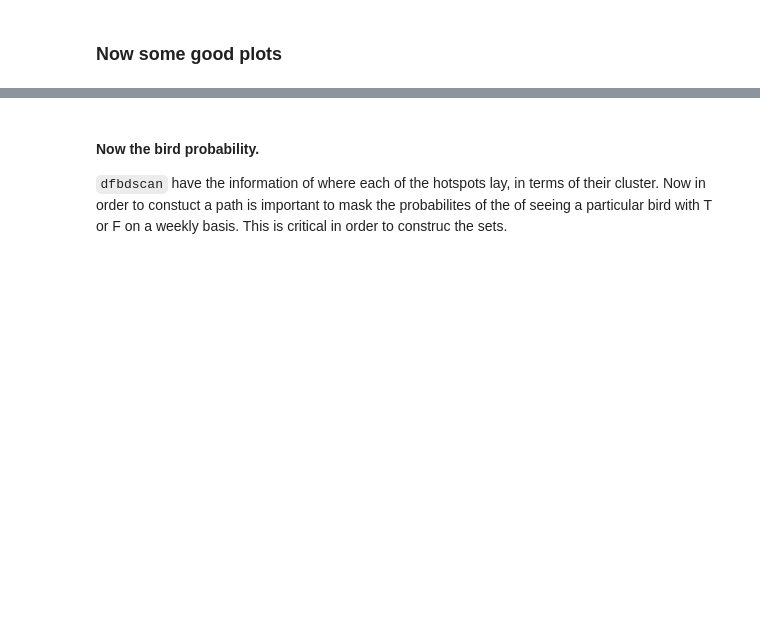
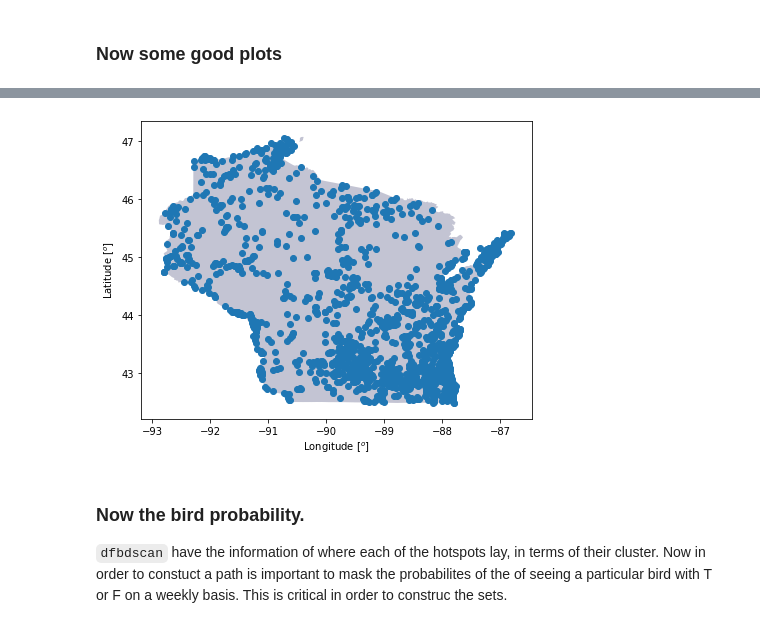
Before and after one commit to hinowashi/Insight-Project, a Jupyter notebook: Insight Project Set Method.ipynb, the cells around one changed output, grey strips where cells are left out. Cells and saved outputs as stored; diff of their text form; code cells hidden in the pictures; blank space fills up the shorter version.

```diff
--- a/Insight Project Set Method.ipynb
+++ b/Insight Project Set Method.ipynb
@@ -139,14 +118,15 @@ plt.show()
 # %%
 fig, ax = plt.subplots(1, figsize=(7,8))
-base = country[country['NAME'].isin([state]) == True].plot(ax=ax, color='#3B3C6E', alpha = 0.3)
-ax.scatter(dfcluster['LONGITUDE'],dfcluster['LATITUDE'])#, color = colors[clust])
-# ax.scatter(dfProb['LONGITUDE'],dfProb['LATITUDE'], marker = 'x', color = 'r', s=80)
+base = country[country['NAME'].isin([state_long]) == True].plot(ax=ax, color='#3B3C6E', alpha = 0.3)
+ax.scatter(dfcluster['longitude'],dfcluster['latitude'])
 ax.set_ylabel(r'Latitude [$^o$]')
 ax.set_xlabel(r'Longitude [$^o$]')
 
 plt.show()
 # save_fig('/Users/casanova/DocumentsHere/Insight/WI.png')
+# %% [output]
+[figure, added]
 # %% [markdown]
-#### Now the bird probability.
+### Now the bird probability.
 
 `dfbdscan` have the information of where each of the hotspots lay, in terms of their cluster.  Now in order to constuct a path is important to mask the probabilites of the of seeing a particular bird with T or F on a weekly basis.  This is critical in order to construc the sets.
```
Also changed, not shown: parts of 53 cells of this notebook.
